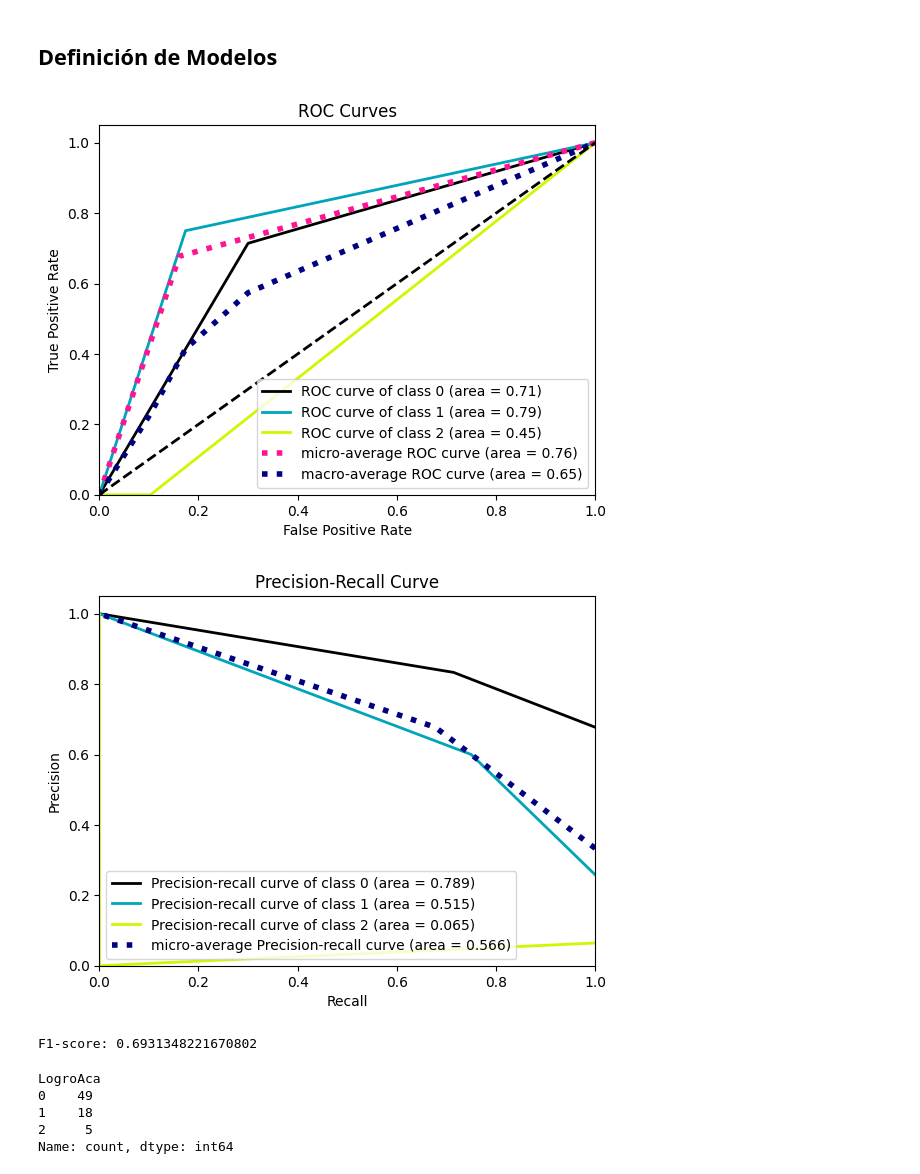
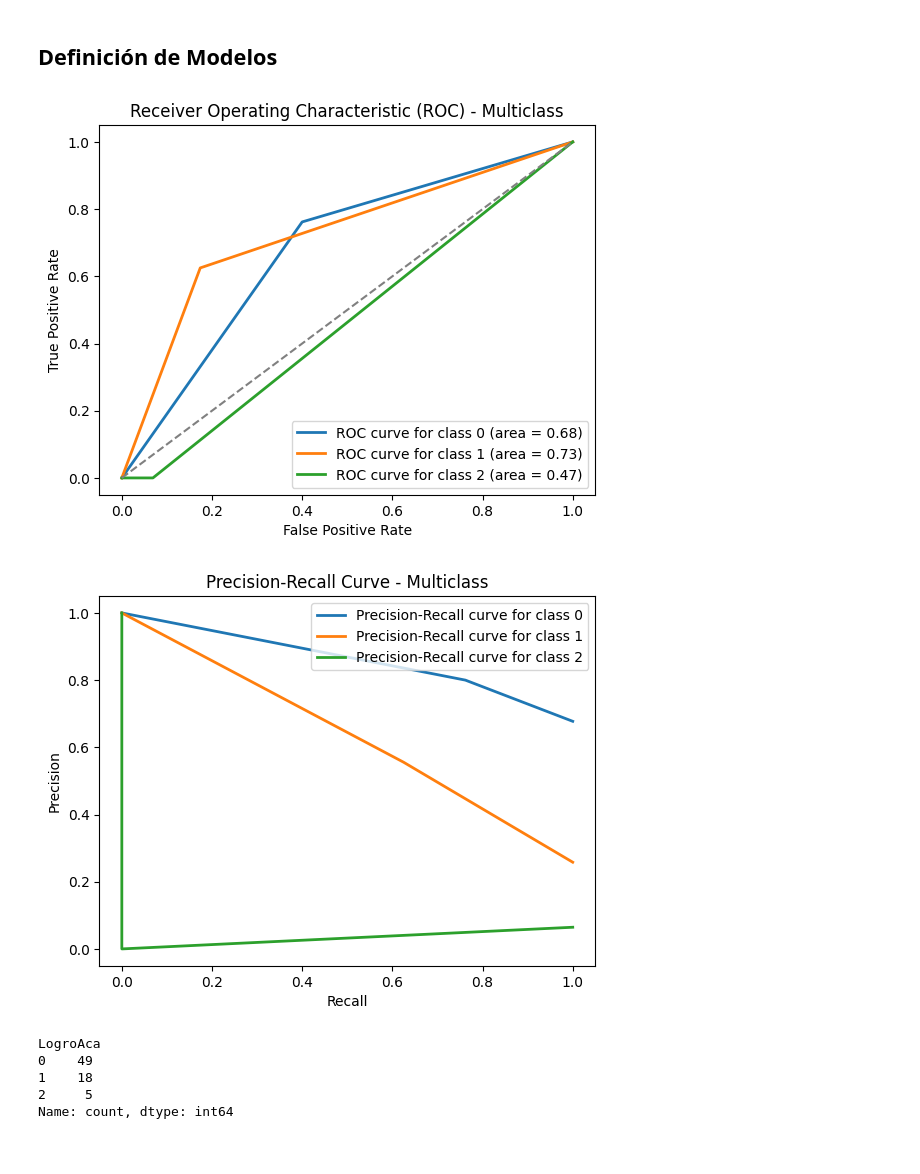
Before and after one commit to jaquimbayoc7/ProyectoClaseEspejo, a Jupyter notebook: AnalisisEDAClasModelos_30_SINBALANCEO.ipynb, the cells around one changed output. Cells and saved outputs as stored; diff of their text form; code cells hidden in the pictures.

```diff
--- a/AnalisisEDAClasModelos_30_SINBALANCEO.ipynb
+++ b/AnalisisEDAClasModelos_30_SINBALANCEO.ipynb
@@ -284,29 +284,51 @@ plt.show()
 [figure]
 # %% [markdown]
 ## Definición de Modelos
-# %%
-#!pip install scikit-plot
-from scikitplot.metrics import plot_roc
-from scikitplot.metrics import plot_precision_recall
-from sklearn.tree import DecisionTreeClassifier
-from sklearn.metrics import f1_score
-
-model = DecisionTreeClassifier(random_state=42)
-model.fit(X_train, y_train)
-y_score = model.predict_proba(X_test)
-y_pred = model.predict(X_test)# Plot metrics
-plot_roc(y_test, y_score)
-plt.show()
-
-plot_precision_recall(y_test, y_score)
-plt.show()
-
-f1 = f1_score(y_test, y_pred, average='weighted')
-print(f'F1-score: {f1}')
-# %% [output]
-[figure, removed]
-[figure, removed]
-F1-score: 0.6931348221670802
+# %%
+#!pip install scikit-plot
+import matplotlib.pyplot as plt
+from sklearn.tree import DecisionTreeClassifier
+from sklearn.metrics import roc_curve, auc, precision_recall_curve
+
+from sklearn.preprocessing import label_binarize
+import numpy as np
+
+# Binariza las etiquetas
+y_test_binarized = label_binarize(y_test, classes=np.unique(y_test))
+n_classes = y_test_binarized.shape[1]
+
+# Entrena el modelo
+model = DecisionTreeClassifier()
+model.fit(X_train, y_train)
+y_score = model.predict_proba(X_test)
+
+# Graficar curva ROC y Precision-Recall para cada clase
+for i in range(n_classes):
+    # Curva ROC
+    fpr, tpr, _ = roc_curve(y_test_binarized[:, i], y_score[:, i])
+    roc_auc = auc(fpr, tpr)
+    plt.plot(fpr, tpr, lw=2, label=f'ROC curve for class {i} (area = {roc_auc:.2f})')
+
+plt.plot([0, 1], [0, 1], color='gray', linestyle='--')
+plt.xlabel('False Positive Rate')
+plt.ylabel('True Positive Rate')
+plt.title('Receiver Operating Characteristic (ROC) - Multiclass')
+plt.legend(loc="lower right")
+plt.show()
+
+# Graficar curva Precision-Recall para cada clase
+for i in range(n_classes):
+    precision, recall, _ = precision_recall_curve(y_test_binarized[:, i], y_score[:, i])
+    plt.plot(recall, precision, lw=2, label=f'Precision-Recall curve for class {i}')
+
+plt.xlabel('Recall')
+plt.ylabel('Precision')
+plt.title('Precision-Recall Curve - Multiclass')
+plt.legend(loc="upper right")
+plt.show()
+# %% [output]
+[figure, added]
+[figure, added]
 # %%
 y_train.value_counts()
 # %% [output]
```
Also changed, not shown: parts of 14 cells of this notebook, 2 other files.
